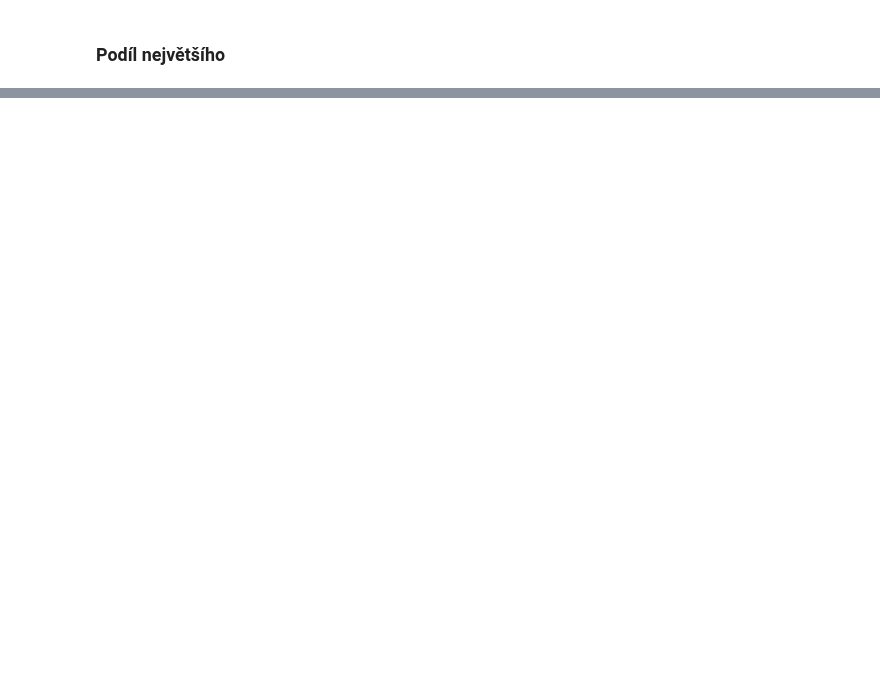
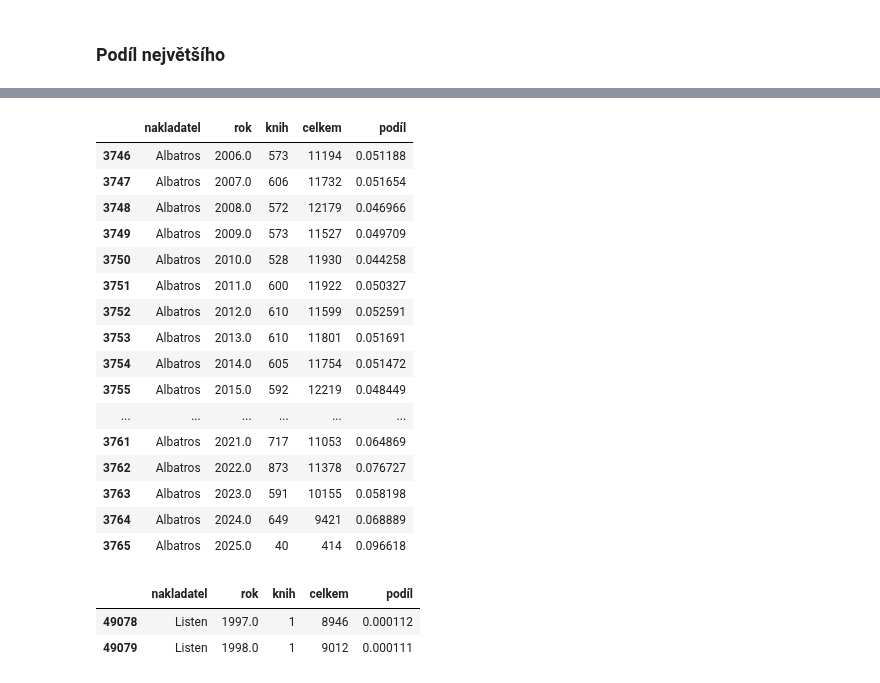
Before and after one commit to DataRozhlas/knizni-peoplemetr, a Jupyter notebook: 902e_nakladatelstvi.ipynb, the cells around one changed output, grey strips where cells are left out. Cells and saved outputs as stored; diff of their text form; code cells hidden in the pictures; blank space fills up the shorter version.

```diff
--- a/902e_nakladatelstvi.ipynb
+++ b/902e_nakladatelstvi.ipynb
@@ -219,0 +503,15 @@ import polars as pl
+# %%
+spn = ['Stát. pedagog. nakl.','Státná pedagogické nakladatelství','Státní pedagogické nakladatelství','Státní pedagogické nakladatelství n. p.','Státní pedagogické nakladatelství pro Univerzitu Karlovu']
+spn_nahr = {x: 'SPN' for x in spn}
+
+euromed = ['Odeon','Ikar','Universum','YOLI','Esence','Pragma','Pikola','Kalibr','Listen','Laser','Brána','Listen ;','Euromedia Group - Ikar','Euromedia Group - Ikar a Knižní klub','Knižní klub [i.e. Ikar]','Ikar [i.e. Knižní klub]','Euromedia Group a.s. - Ikar','Euromedia Group a.s. v edici Pragma','Knižní klub','Pragma ;']
+euromed_nahr = {x: 'Euromedia' for x in euromed}
+
+alb = [x for x in df['nakladatel'].drop_duplicates().to_list() if x is not None and "Albatros" in x]
+fragm = [x for x in df['nakladatel'].drop_duplicates().to_list() if x is not None and "Fragme" in x]
+cpress = [x for x in df['nakladatel'].drop_duplicates().to_list() if x is not None and (("CPre" in x) or ("Computer Press" in x))]
+bizb = [x for x in df['nakladatel'].drop_duplicates().to_list() if x is not None and "BizBo" in x]
+motto = [x for x in df['nakladatel'].drop_duplicates().to_list() if x is not None and "motto" in x.lower()]
+edika = [x for x in df['nakladatel'].drop_duplicates().to_list() if x is not None and "Edika" in x]
+albatros = ['Kniha Zlín','Egmont'] + alb + fragm + cpress + bizb + motto + edika
+albatros_nahr = {x: 'Albatros' for x in albatros}
@@ -220,6 +526,13 @@ import polars as pl
 # %%
-nakl = df[df['stran'] >= 30].groupby(["nakladatel","rok"]).size().reset_index().rename(columns={0: 'knih'})
+nakl = df[df['stran'] >= 30]
+nakl1 = nakl[nakl['rok'] < 1999]
+nakl1['nakladatel'] = nakl1['nakladatel'].replace(spn_nahr)
+nakl2 = nakl[nakl['rok'] >= 1999]
+nakl2['nakladatel'] = nakl2['nakladatel'].replace(euromed_nahr).replace(albatros_nahr)
+nakl = pd.concat([nakl1, nakl2])
+
+nakl = nakl.groupby(["nakladatel","rok"]).size().reset_index().rename(columns={0: 'knih'})
 knih_za_rok = nakl.groupby("rok")["knih"].sum().reset_index().rename(columns={'knih': 'celkem'})
 nakl = nakl.merge(knih_za_rok, on="rok", how="left")
 nakl['podíl'] = nakl['knih'] / nakl['celkem']
-nakl
+nakl[nakl['knih'] > 10].sample(10)
@@ -230,6 +581,30 @@ nakl.sort_values(by='podíl', ascending=False)
 # %%
 samonaklad = ['nákladem vlastním','nákl. vlast.','nákl. vl.']
 # %%
-nakl
+nakl[nakl['nakladatel'].str.contains('Albatr')].sort_values(by='rok').tail(20)
+# %% [output]
+|  | nakladatel | rok | knih | celkem | podíl |
+| 3746 | Albatros | 2006.0 | 573 | 11194 | 0.051188 |
+| 3747 | Albatros | 2007.0 | 606 | 11732 | 0.051654 |
+| 3748 | Albatros | 2008.0 | 572 | 12179 | 0.046966 |
+| 3749 | Albatros | 2009.0 | 573 | 11527 | 0.049709 |
+| 3750 | Albatros | 2010.0 | 528 | 11930 | 0.044258 |
+| 3751 | Albatros | 2011.0 | 600 | 11922 | 0.050327 |
+| 3752 | Albatros | 2012.0 | 610 | 11599 | 0.052591 |
+| 3753 | Albatros | 2013.0 | 610 | 11801 | 0.051691 |
+| 3754 | Albatros | 2014.0 | 605 | 11754 | 0.051472 |
+| 3755 | Albatros | 2015.0 | 592 | 12219 | 0.048449 |
+| ... | ... | ... | ... | ... | ... |
+| 3761 | Albatros | 2021.0 | 717 | 11053 | 0.064869 |
+| 3762 | Albatros | 2022.0 | 873 | 11378 | 0.076727 |
+| 3763 | Albatros | 2023.0 | 591 | 10155 | 0.058198 |
+| 3764 | Albatros | 2024.0 | 649 | 9421 | 0.068889 |
+| 3765 | Albatros | 2025.0 | 40 | 414 | 0.096618 |
+# %%
+nakl[nakl['nakladatel'] == 'Listen']
+# %% [output]
+|  | nakladatel | rok | knih | celkem | podíl |
+| 49078 | Listen | 1997.0 | 1 | 8946 | 0.000112 |
+| 49079 | Listen | 1998.0 | 1 | 9012 | 0.000111 |
 # %%
 result = nakl[~nakl['nakladatel'].isin(samonaklad)].sort_values(['rok', 'podíl'], ascending=[True, False]).drop_duplicates('rok')
```
Also changed, not shown: parts of 41 cells of this notebook, 14 other files.
